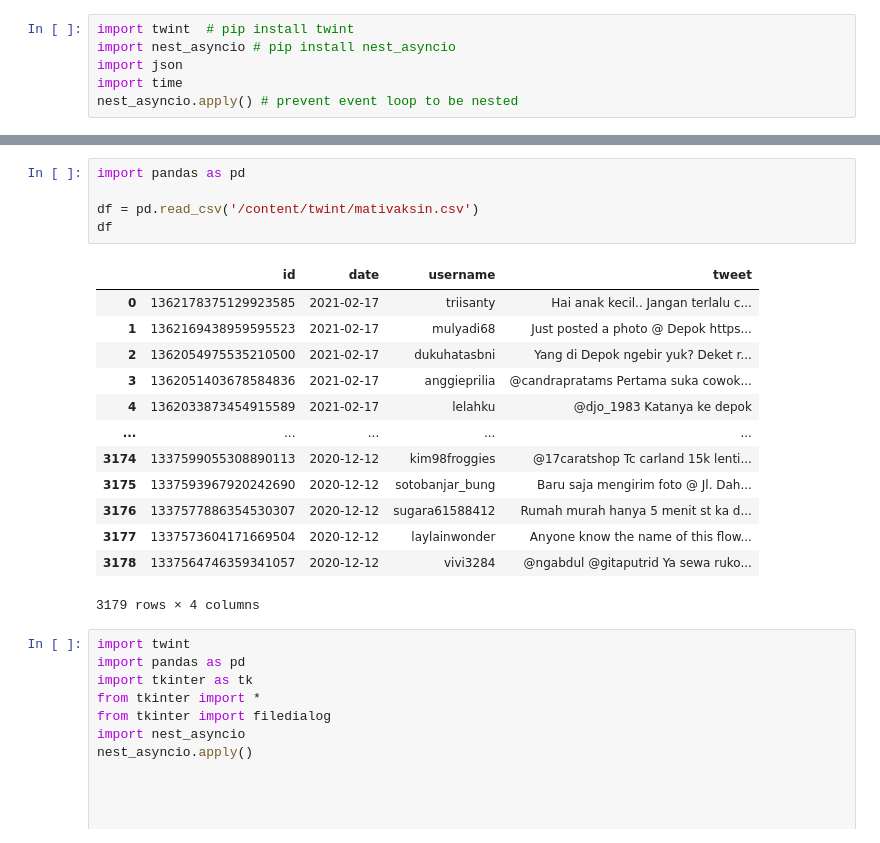
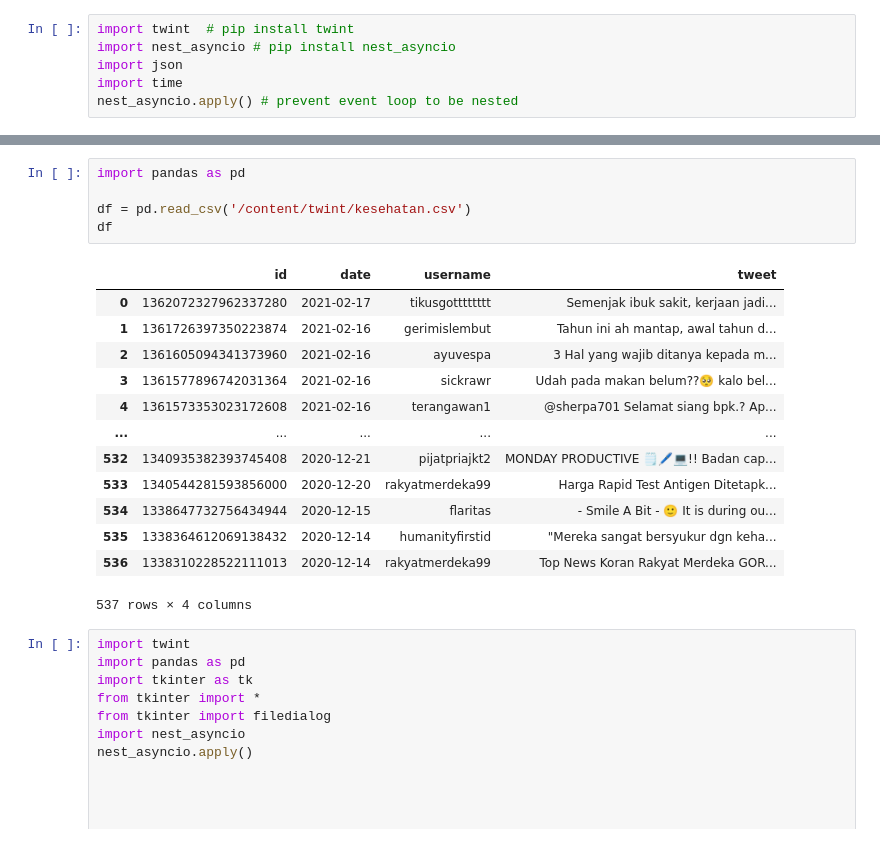
Before and after one commit to geadalfa/kesehatanKota, a Jupyter notebook: crawl_with_twint.ipynb, the cells around one changed output, grey strips where cells are left out. Drawn from its saved outputs; the diff is of its cells as text.

```diff
--- a/crawl_with_twint.ipynb
+++ b/crawl_with_twint.ipynb
@@ -86,22 +87,22 @@ twint.run.Search(twi)
 # %%
 import pandas as pd
 
-df = pd.read_csv('/content/twint/mativaksin.csv')
+df = pd.read_csv('/content/twint/kesehatan.csv')
 df
 # %% [output]
 |  | id | date | username | tweet |
-| 0 | 1362178375129923585 | 2021-02-17 | triisanty | Hai anak kecil.. Jangan terlalu c... |
-| 1 | 1362169438959595523 | 2021-02-17 | mulyadi68 | Just posted a photo @ Depok https... |
-| 2 | 1362054975535210500 | 2021-02-17 | dukuhatasbni | Yang di Depok ngebir yuk? Deket r... |
-| 3 | 1362051403678584836 | 2021-02-17 | anggieprilia | @candrapratams Pertama suka cowok... |
-| 4 | 1362033873454915589 | 2021-02-17 | lelahku | @djo_1983 Katanya ke depok |
+| 0 | 1362072327962337280 | 2021-02-17 | tikusgotttttttt | Semenjak ibuk sakit, kerjaan jadi... |
+| 1 | 1361726397350223874 | 2021-02-16 | gerimislembut | Tahun ini ah mantap, awal tahun d... |
+| 2 | 1361605094341373960 | 2021-02-16 | ayuvespa | 3 Hal yang wajib ditanya kepada m... |
+| 3 | 1361577896742031364 | 2021-02-16 | sickrawr | Udah pada makan belum??🥺 kalo bel... |
+| 4 | 1361573353023172608 | 2021-02-16 | terangawan1 | @sherpa701 Selamat siang bpk.? Ap... |
 | ... | ... | ... | ... | ... |
-| 3174 | 1337599055308890113 | 2020-12-12 | kim98froggies | @17caratshop Tc carland 15k lenti... |
-| 3175 | 1337593967920242690 | 2020-12-12 | sotobanjar_bung | Baru saja mengirim foto @ Jl. Dah... |
-| 3176 | 1337577886354530307 | 2020-12-12 | sugara61588412 | Rumah murah hanya 5 menit st ka d... |
-| 3177 | 1337573604171669504 | 2020-12-12 | laylainwonder | Anyone know the name of this flow... |
-| 3178 | 1337564746359341057 | 2020-12-12 | vivi3284 | @ngabdul @gitaputrid Ya sewa ruko... |
+| 532 | 1340935382393745408 | 2020-12-21 | pijatpriajkt2 | MONDAY PRODUCTIVE 🗒🖊💻!! Badan cap... |
+| 533 | 1340544281593856000 | 2020-12-20 | rakyatmerdeka99 | Harga Rapid Test Antigen Ditetapk... |
+| 534 | 1338647732756434944 | 2020-12-15 | flaritas | - Smile A Bit - 🙂 It is during ou... |
+| 535 | 1338364612069138432 | 2020-12-14 | humanityfirstid | "Mereka sangat bersyukur dgn keha... |
+| 536 | 1338310228522111013 | 2020-12-14 | rakyatmerdeka99 | Top News Koran Rakyat Merdeka GOR... |
-3179 rows × 4 columns
+537 rows × 4 columns
 # %%
 import twint
 import pandas as pd
```
Also changed, not shown: parts of 1 cell of this notebook.
